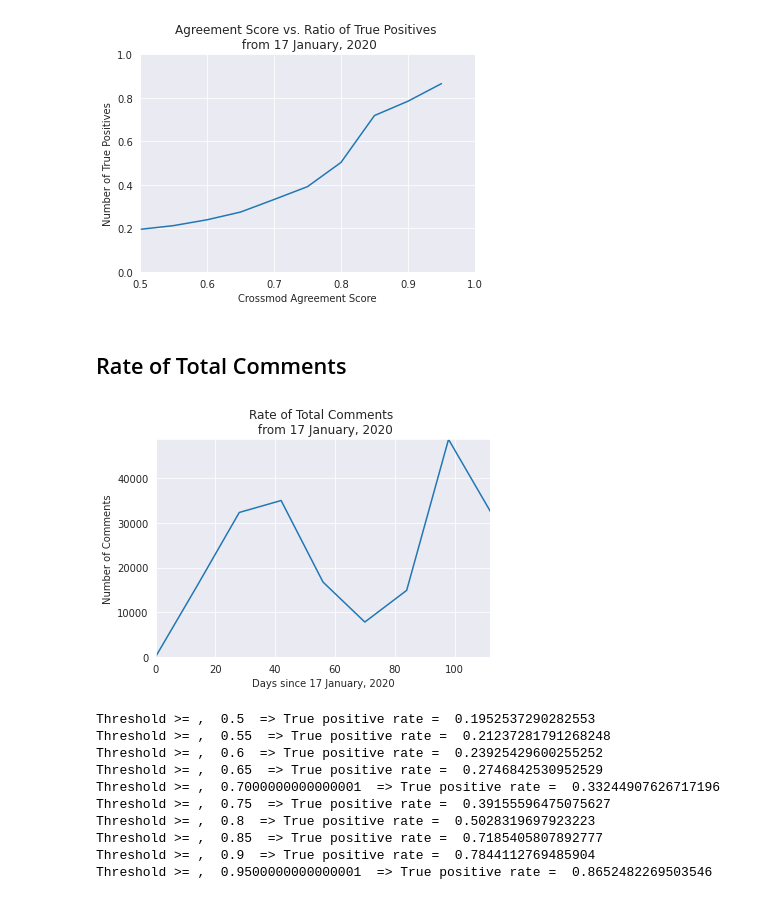
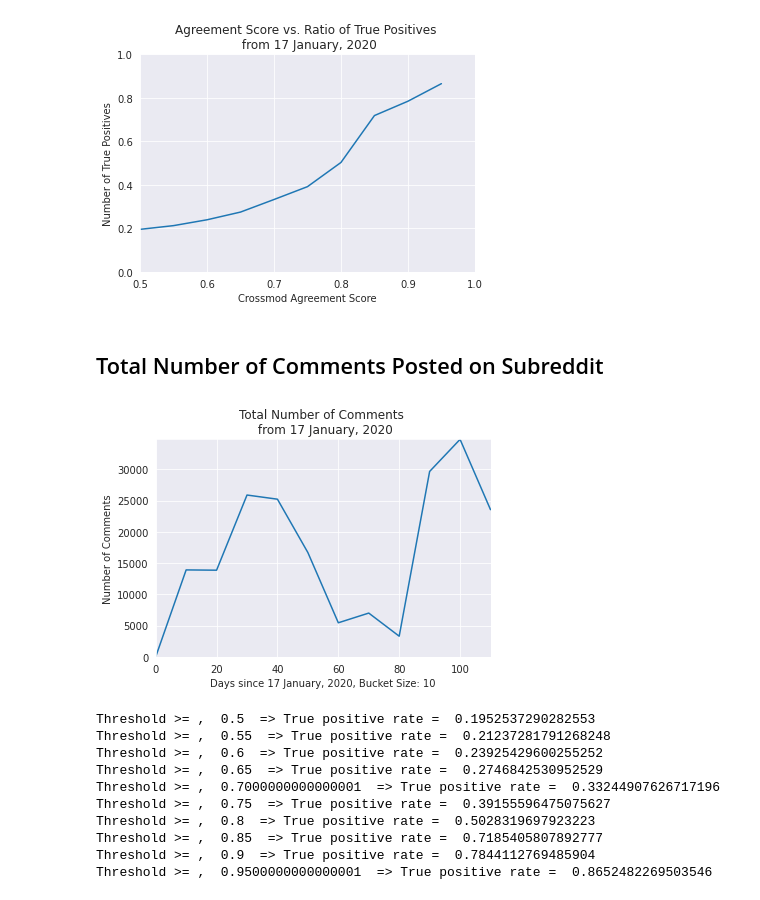
Before and after one commit to adishy/crossmod, a Jupyter notebook: analysis/reporting-experiment.ipynb, the cells around one changed output. Cells and saved outputs as stored; diff of their text form; code cells hidden in the pictures.

Commit message:
Updating reporting-experiment.ipynb to include normalized rate metrics

```diff
--- a/analysis/reporting-experiment.ipynb
+++ b/analysis/reporting-experiment.ipynb
@@ -429,36 +449,29 @@ plt.show()
 # %% [markdown]
-## Rate of Total Comments
+## Total Number of Comments Posted on Subreddit
 # %%
-# Rate of Total Comments
+# Total # of Comments
 def comments_between_dates(start_date, end_date):
     return df[(df.ingested >= start_date) & (df.ingested < end_date)].shape[0]
-##############################################################
-# Change bucket size (in days) for a smoother rate
-##############################################################
-bucket_size = 14
-##############################################################
-dates = [i for i in range(int((max_date - min_date).days/bucket_size))]
-dates = [ i * bucket_size for i in dates]
 number_of_comments = [0] + [comments_between_dates(min_date + datetime.timedelta(days = dates[i - 1]),
                                                    min_date + datetime.timedelta(days = dates[i]))
                             for i in range(1, len(dates))]
 x_axis = 'days'
 y_axis = 'number_of_comments'
 line_plot_df = pd.DataFrame({x_axis: dates, y_axis: number_of_comments}, columns = [x_axis, y_axis])
 seaborn.set_style("darkgrid")
 line_plot = seaborn.lineplot(x = x_axis, y = y_axis, data = line_plot_df)
-line_plot.set_title(f'Rate of Total Comments \n from {min_date.strftime("%d %B, %Y")}')
-line_plot.set_xlabel(f'Days since {min_date.strftime("%d %B, %Y")}')
+line_plot.set_title(f'Total Number of Comments \n from {min_date.strftime("%d %B, %Y")}')
+line_plot.set_xlabel(f'Days since {min_date.strftime("%d %B, %Y")}, Bucket Size: {bucket_size}')
 line_plot.set_ylabel(f'Number of Comments')
 ##############################################################
 # Set scale for x and y axis
 ##############################################################
 plt.xlim(0, max(dates))
 plt.ylim(0, max(number_of_comments))
 ##############################################################
 plt.show()
 # %% [output]
-[figure, old version]
+[figure, new version]
 # %%
 for i in range(0, len(ratios)):
     print("Threshold >= , ", agreement_scores[i] ," => True positive rate = ", ratios[i])
```
Also changed, not shown: parts of 13 cells of this notebook.
